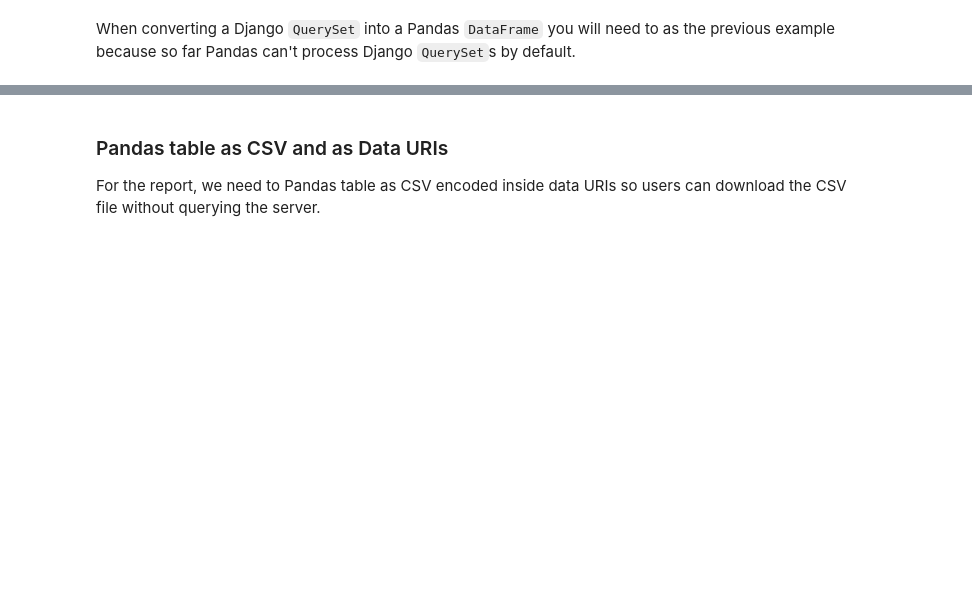
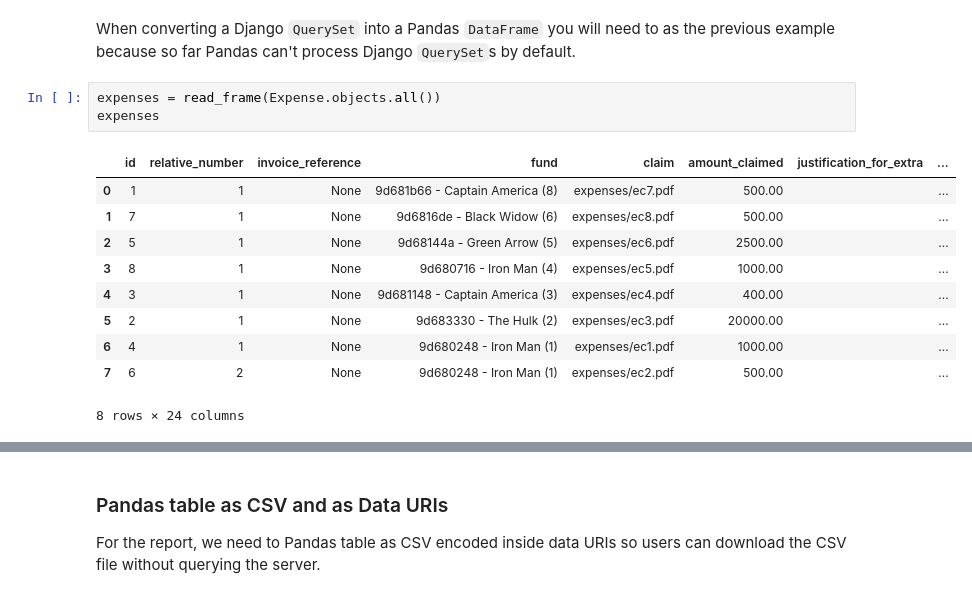
Before and after one commit to softwaresaved/lowfat, a Jupyter notebook: data-analyse.ipynb, the cells around one changed output, grey strips where cells are left out. Saved outputs shown, nothing was run; the diff lists cells and outputs as text; blank space fills up the shorter version.

```diff
--- a/data-analyse.ipynb
+++ b/data-analyse.ipynb
@@ -54,2 +54,16 @@ fellows
 # %% [markdown]
 When converting a Django `QuerySet` into a Pandas `DataFrame` you will need to as the previous example because so far Pandas can't process Django `QuerySet`s by default.
+# %%
+expenses = read_frame(Expense.objects.all())
+expenses
+# %% [output]
+|  | id | relative_number | invoice_reference | fund | claim | amount_claimed | justification_for_extra | ... |
+| 0 | 1 | 1 | None | 9d681b66 - Captain America (8) | expenses/ec7.pdf | 500.00 |  | ... |
+| 1 | 7 | 1 | None | 9d6816de - Black Widow (6) | expenses/ec8.pdf | 500.00 |  | ... |
+| 2 | 5 | 1 | None | 9d68144a - Green Arrow (5) | expenses/ec6.pdf | 2500.00 |  | ... |
+| 3 | 8 | 1 | None | 9d680716 - Iron Man (4) | expenses/ec5.pdf | 1000.00 |  | ... |
+| 4 | 3 | 1 | None | 9d681148 - Captain America (3) | expenses/ec4.pdf | 400.00 |  | ... |
+| 5 | 2 | 1 | None | 9d683330 - The Hulk (2) | expenses/ec3.pdf | 20000.00 |  | ... |
+| 6 | 4 | 1 | None | 9d680248 - Iron Man (1) | expenses/ec1.pdf | 1000.00 |  | ... |
+| 7 | 6 | 2 | None | 9d680248 - Iron Man (1) | expenses/ec2.pdf | 500.00 |  | ... |
+8 rows × 24 columns
```
Also changed, not shown: parts of 6 cells of this notebook, 1 other file.
